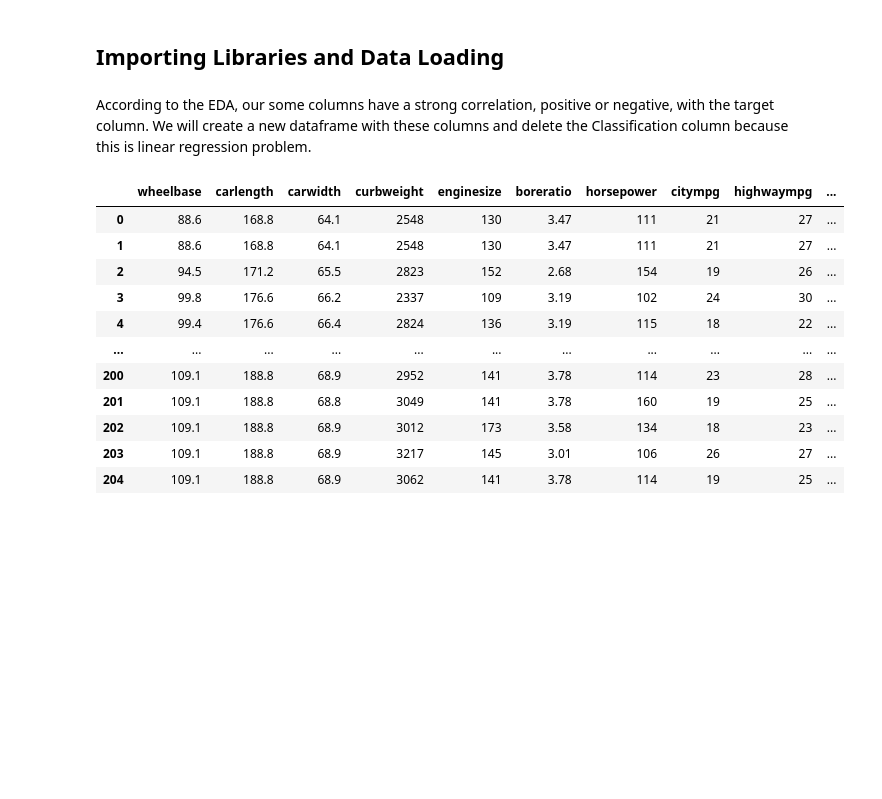
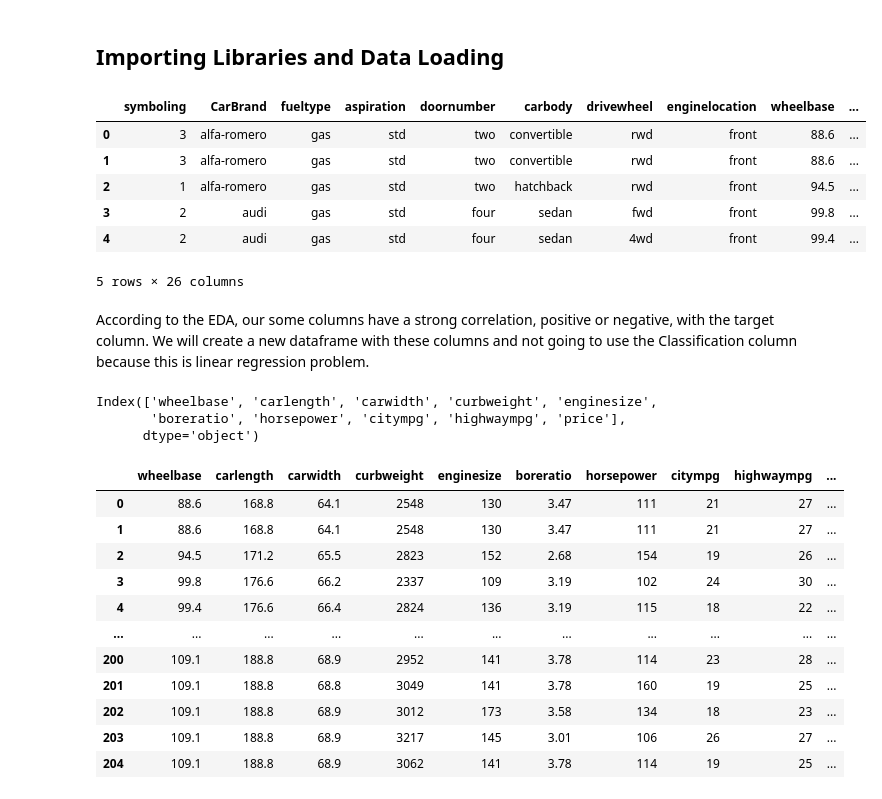
Before and after one commit to cristhianc001/hospital-machine-learning-exercise, a Jupyter notebook: notebooks/1. Linear_Regression_Cars.ipynb, the cells around one changed output. Saved outputs shown, nothing was run; the diff lists cells and outputs as text; code cells hidden in the pictures; blank space fills up the shorter version.

```diff
--- a/notebooks/1. Linear_Regression_Cars.ipynb
+++ b/notebooks/1. Linear_Regression_Cars.ipynb
@@ -9,7 +9,21 @@ sns.set(context="notebook")
 # %%
 df = pd.read_csv("../processed_data/cars.csv")
+df.head()
+# %% [output]
+|  | symboling | CarBrand | fueltype | aspiration | doornumber | carbody | drivewheel | enginelocation | wheelbase | ... |
+| 0 | 3 | alfa-romero | gas | std | two | convertible | rwd | front | 88.6 | ... |
+| 1 | 3 | alfa-romero | gas | std | two | convertible | rwd | front | 88.6 | ... |
+| 2 | 1 | alfa-romero | gas | std | two | hatchback | rwd | front | 94.5 | ... |
+| 3 | 2 | audi | gas | std | four | sedan | fwd | front | 99.8 | ... |
+| 4 | 2 | audi | gas | std | four | sedan | 4wd | front | 99.4 | ... |
+5 rows × 26 columns
 # %% [markdown]
-According to the EDA, our some columns have a strong correlation, positive or negative, with the target column. We will create a new dataframe with these columns and delete the Classification column because this is linear regression problem.
+According to the EDA, our some columns have a strong correlation, positive or negative, with the target column. We will create a new dataframe with these columns and not going to use the Classification column because this is linear regression problem.
 # %%
 filtered_columns = df.corr()['price'][(df.corr()['price'] > 0.5) | (df.corr()['price'] < -0.5)].index
+filtered_columns
+# %% [output]
+Index(['wheelbase', 'carlength', 'carwidth', 'curbweight', 'enginesize',
+       'boreratio', 'horsepower', 'citympg', 'highwaympg', 'price'],
+      dtype='object')
 # %%
```
Also changed, not shown: parts of 5 cells of this notebook, 10 other files.
